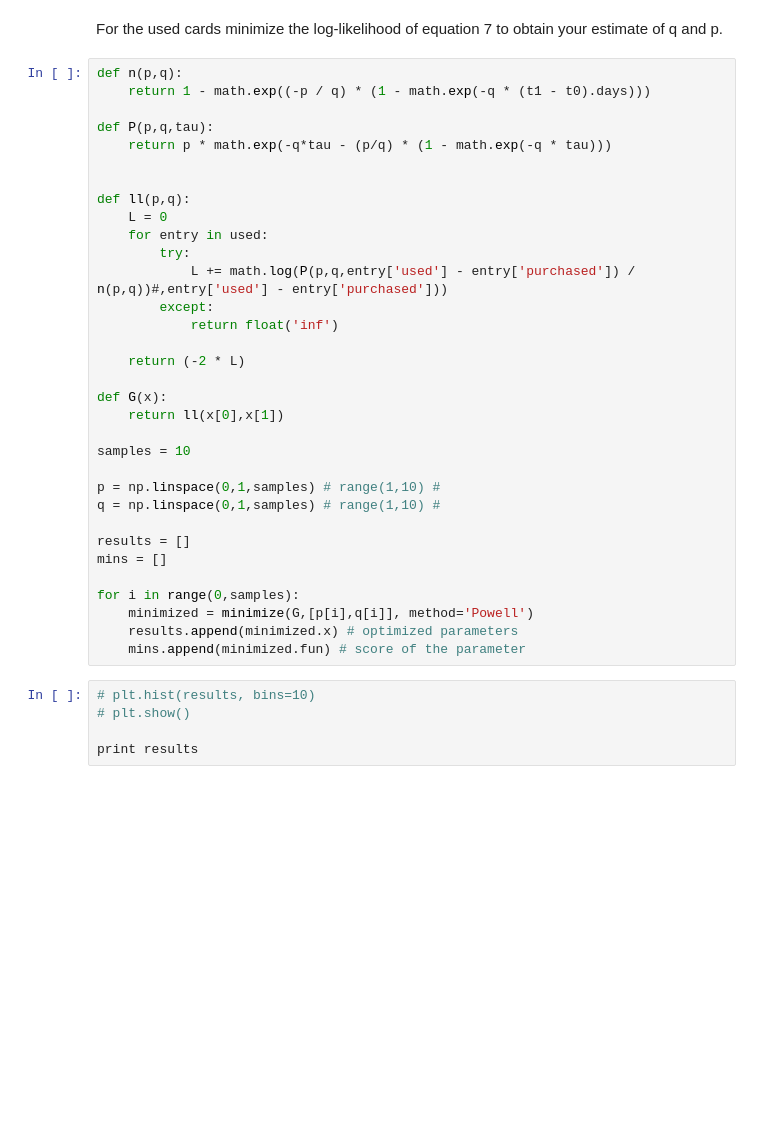
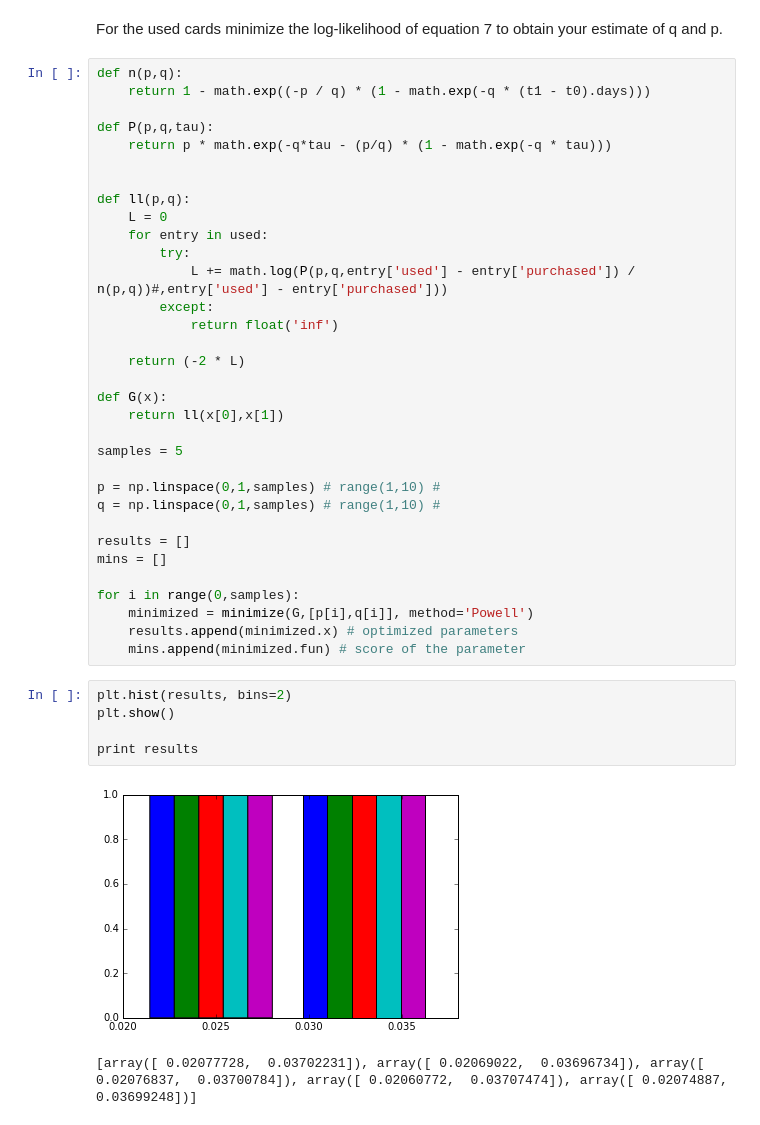
Before and after one commit to RFHO-BDSS/BDexamrevision, a Jupyter notebook: Revision/Exam Revision.ipynb, the cells around one changed output. Drawn from its saved outputs; the diff is of its cells as text; blank space fills up the shorter version.

```diff
--- a/Revision/Exam Revision.ipynb
+++ b/Revision/Exam Revision.ipynb
@@ -159,7 +159,7 @@ def ll(p,q):
 def G(x):
     return ll(x[0],x[1])
 
-samples = 10
+samples = 5
 
 p = np.linspace(0,1,samples) # range(1,10) #
 q = np.linspace(0,1,samples) # range(1,10) #
@@ -172,8 +172,11 @@ for i in range(0,samples):
     results.append(minimized.x) # optimized parameters
     mins.append(minimized.fun) # score of the parameter
 # %%
-# plt.hist(results, bins=10)
-# plt.show()
+plt.hist(results, bins=2)
+plt.show()
 
 print results
+# %% [output]
+[figure, added]
+[array([ 0.02077728,  0.03702231]), array([ 0.02069022,  0.03696734]), array([ 0.02076837,  0.03700784]), array([ 0.02060772,  0.03707474]), array([ 0.02074887,  0.03699248])]
 # %%
```
Also changed, not shown: parts of 4 cells of this notebook, 1 other file.
